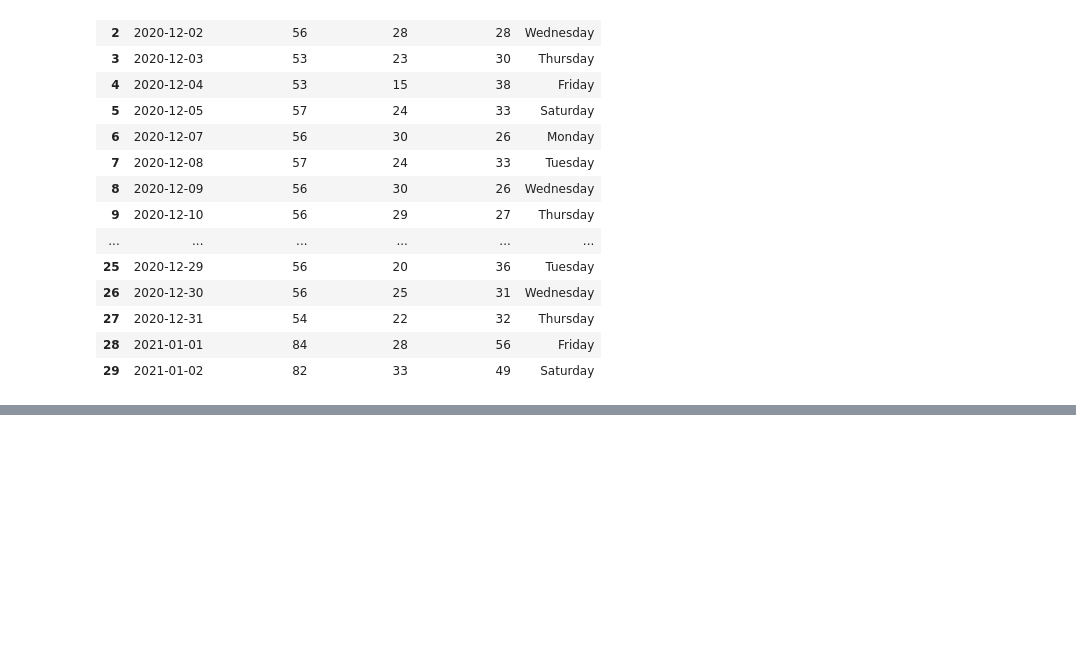
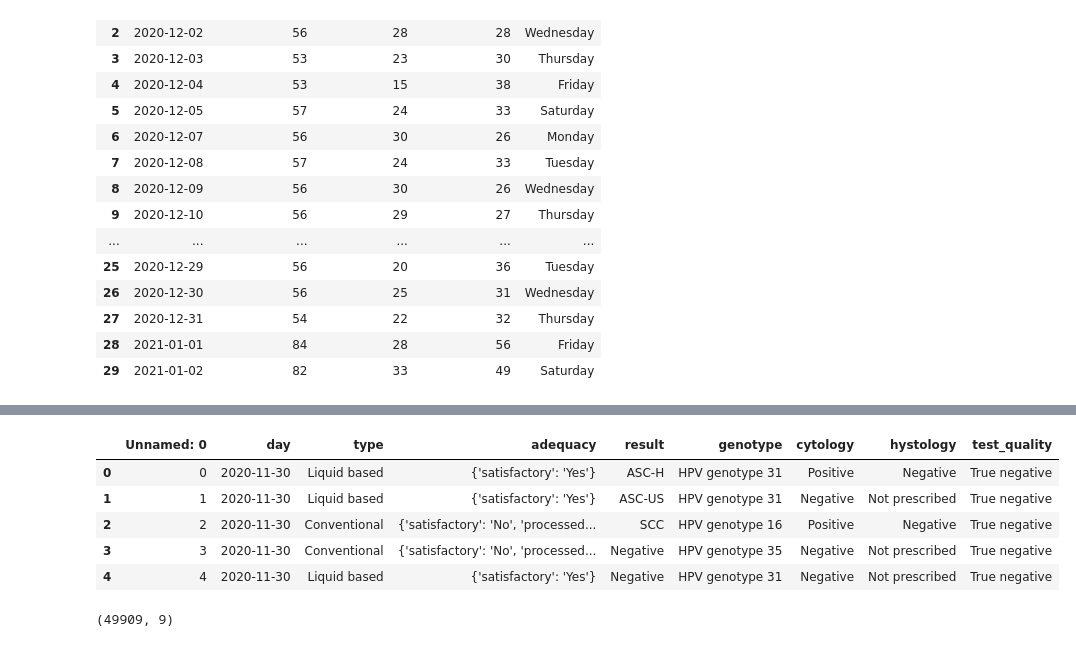
Before and after one commit to mathmax-team/USCAP_Thyroid, a Jupyter notebook: data_generator.ipynb, the cells around one changed output, grey strips where cells are left out. Drawn from its saved outputs; the diff is of its cells as text; code cells hidden in the pictures; blank space fills up the shorter version.

```diff
--- a/data_generator.ipynb
+++ b/data_generator.ipynb
@@ -138,0 +373,11 @@ test_df.to_csv('test_dataframe_T.csv')
+# %%
+lab=pd.read_csv("lab_data.csv")
+# %%
+lab.head()
+# %% [output]
+|  | Unnamed: 0 | day | type | adequacy | result | genotype | cytology | hystology | test_quality |
+| 0 | 0 | 2020-11-30 | Liquid based | {'satisfactory': 'Yes'} | ASC-H | HPV genotype 31 | Positive | Negative | True negative |
+| 1 | 1 | 2020-11-30 | Liquid based | {'satisfactory': 'Yes'} | ASC-US | HPV genotype 31 | Negative | Not prescribed | True negative |
+| 2 | 2 | 2020-11-30 | Conventional | {'satisfactory': 'No', 'processed... | SCC | HPV genotype 16 | Positive | Negative | True negative |
+| 3 | 3 | 2020-11-30 | Conventional | {'satisfactory': 'No', 'processed... | Negative | HPV genotype 35 | Negative | Not prescribed | True negative |
+| 4 | 4 | 2020-11-30 | Liquid based | {'satisfactory': 'Yes'} | Negative | HPV genotype 31 | Negative | Not prescribed | True negative |
@@ -138,0 +386,4 @@ test_df.to_csv('test_dataframe_T.csv')
+# %%
+lab.shape
+# %% [output]
+(49909, 9)
```
Also changed, not shown: parts of 70 cells of this notebook, 5 other files.
